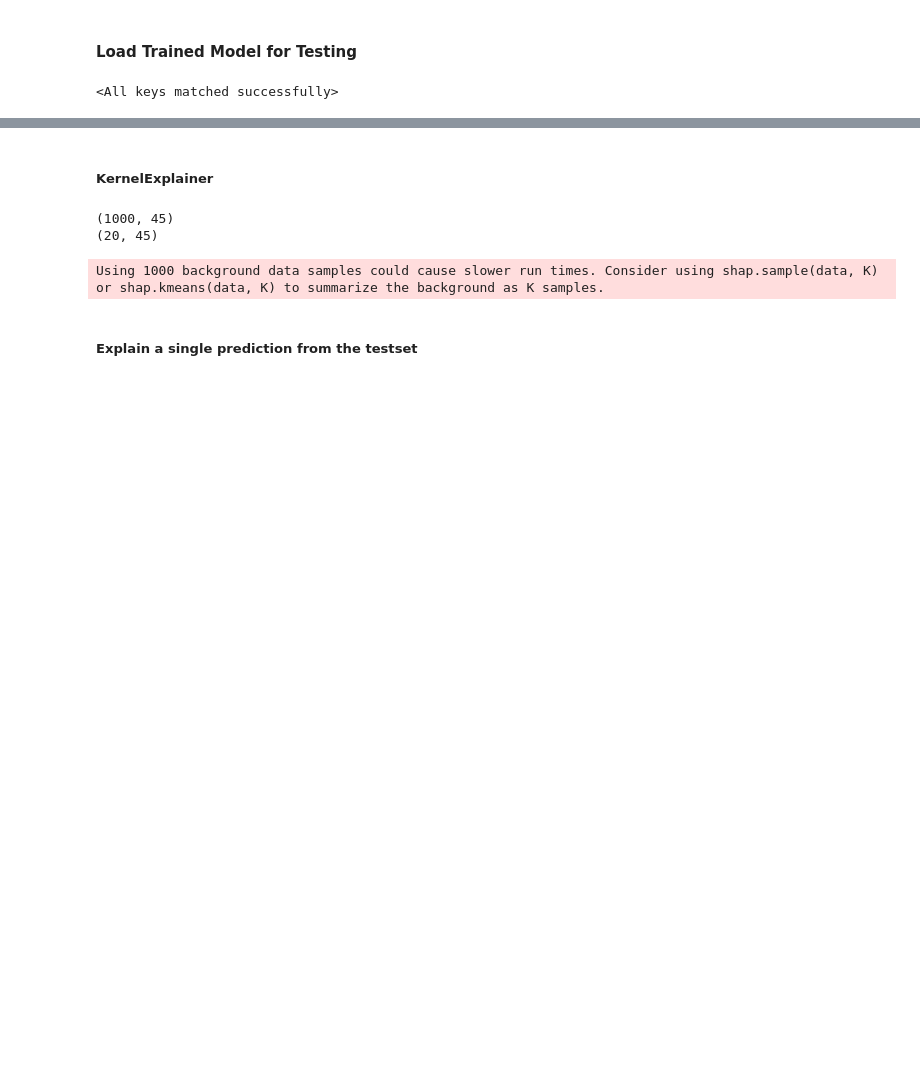
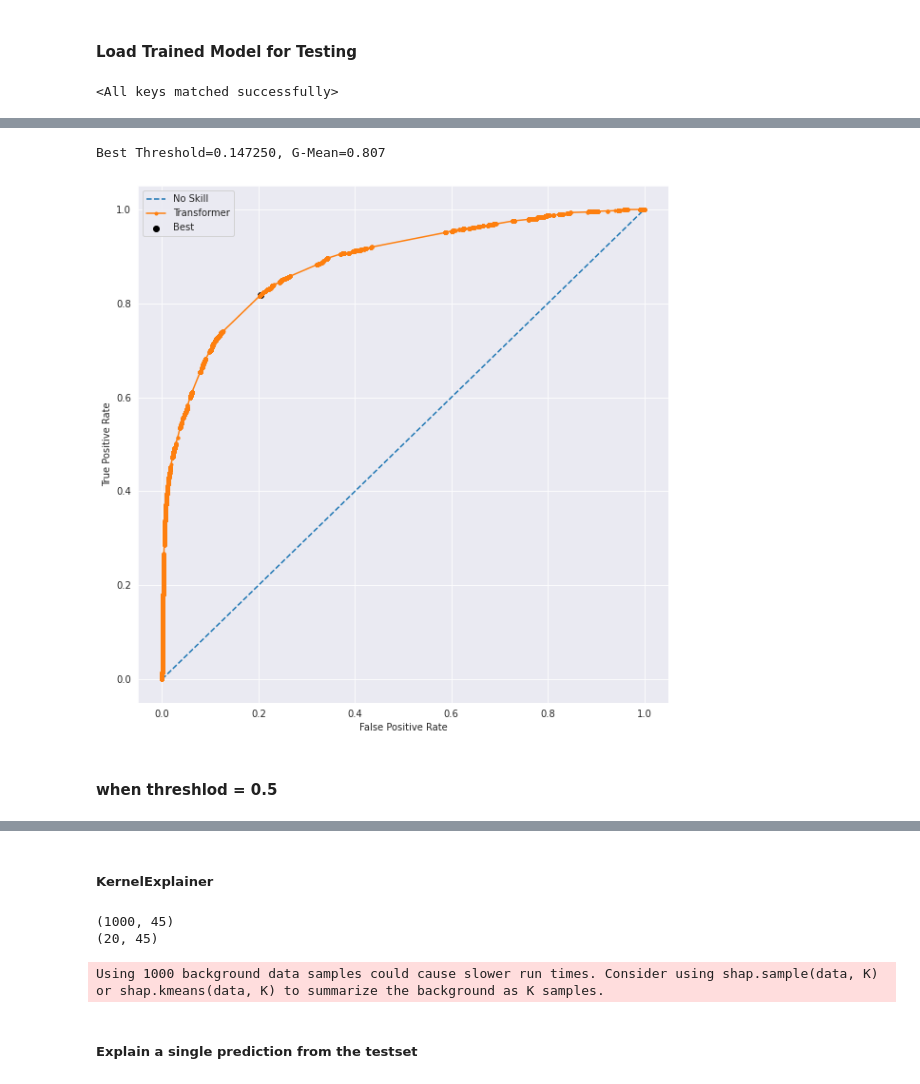
Before and after one commit to ivivan/FraudTransformer, a Jupyter notebook: Attention_Test.ipynb, the cells around one changed output, grey strips where cells are left out. Saved outputs shown, nothing was run; the diff lists cells and outputs as text; code cells hidden in the pictures; blank space fills up the shorter version.

```diff
--- a/Attention_Test.ipynb
+++ b/Attention_Test.ipynb
@@ -327,0 +394,16 @@ optimizer = torch.optim.Adam(model.parameters(), lr=LR, betas=(0.9, 0.999))
+# %%
+model = TabTransformer(
+    categories=cat_feature_dims,
+    dim=16,
+    dim_out=1,
+    depth=2,
+    heads=4,
+    attn_dropout=0.1,
+    ff_dropout=0.1,
+    mlp_hidden_mults=(8, 4),
+    mlp_act=nn.ReLU(),
+)
+model.to(device)
+
+params = sum(p.numel() for p in model.parameters() if p.requires_grad)
+print("Total trainable parameters = ", params)
@@ -415,0 +544,23 @@ AUC of loaded model's prediction is: 0.8840754439994097
+# %%
+fpr, tpr, thresholds = roc_curve(y_test, pred,pos_label=1)
+# calculate the g-mean for each threshold
+gmeans = np.sqrt(tpr * (1-fpr))
+# locate the index of the largest g-mean
+ix = np.argmax(gmeans)
+print('Best Threshold=%f, G-Mean=%.3f' % (thresholds[ix], gmeans[ix]))
+best_threshold = thresholds[ix]
+# plot the roc curve for the model
+fig, ax = plt.subplots(figsize=(10, 10))
+plt.plot([0,1], [0,1], linestyle='--', label='No Skill')
+plt.plot(fpr, tpr, marker='.', label='Transformer')
+plt.scatter(fpr[ix], tpr[ix], marker='o', color='black', label='Best')
+# axis labels
+# axis labels
+plt.xlabel('False Positive Rate')
+plt.ylabel('True Positive Rate')
+plt.legend()
+# show the plot
+plt.show()
+# %% [output]
+Best Threshold=0.147250, G-Mean=0.807
+[figure, added]
@@ -415,0 +572,2 @@ AUC of loaded model's prediction is: 0.8840754439994097
+# %% [markdown]
+#### when threshlod = 0.5
```
Also changed, not shown: parts of 46 cells of this notebook, 1 other file.
